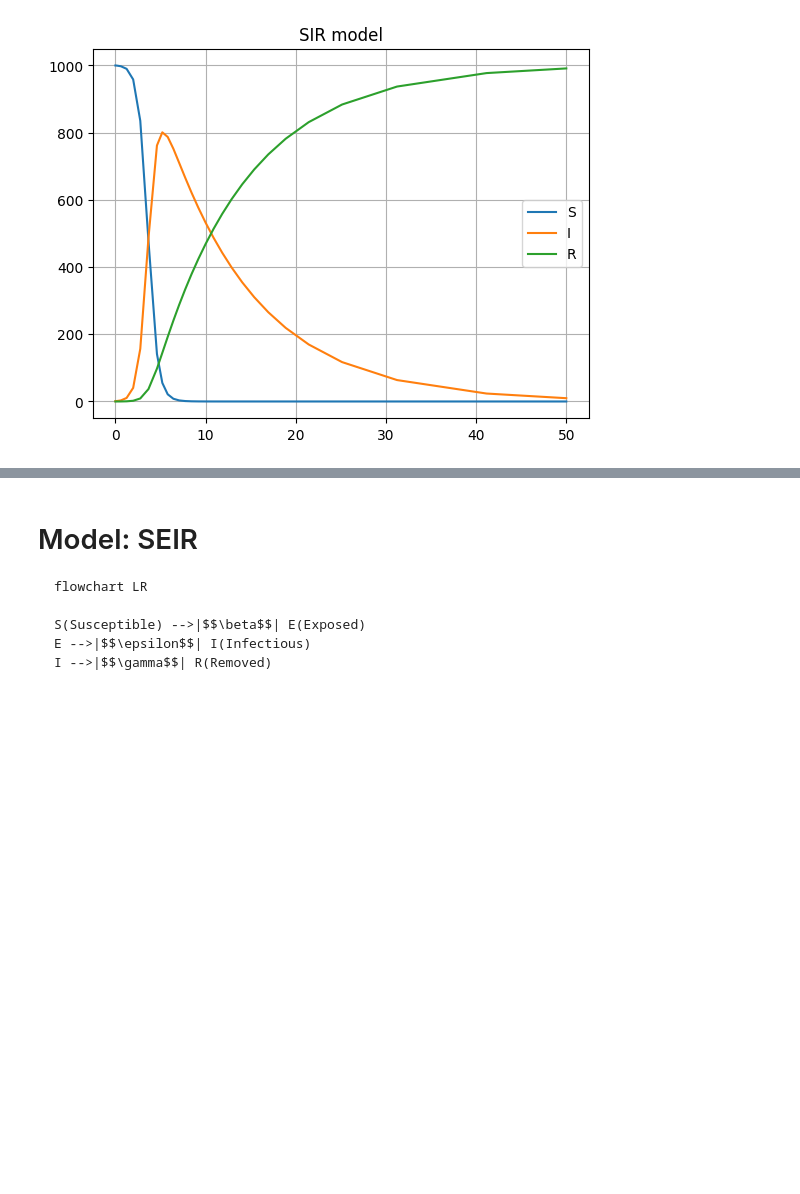
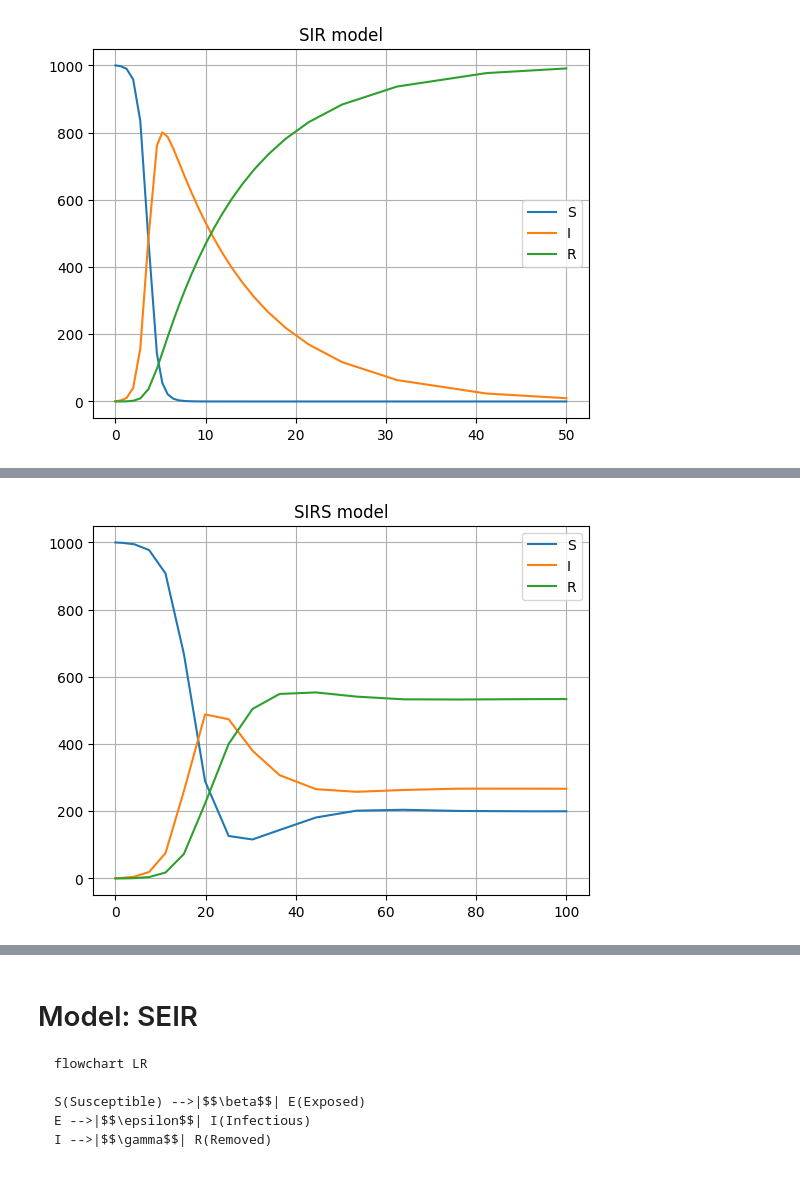
Before and after one commit to fccoelho/epimodels, a Jupyter notebook: docs/Examples/Continuous_models.ipynb, the cells around one changed output, grey strips where cells are left out. Drawn from its saved outputs; the diff is of its cells as text; code cells hidden in the pictures; blank space fills up the shorter version.

```diff
--- a/docs/Examples/Continuous_models.ipynb
+++ b/docs/Examples/Continuous_models.ipynb
@@ -35,0 +83,3 @@ model.plot_traces()
+# %%
+model = CM.SIRS()
+md(str(model))
@@ -35,0 +98,5 @@ model.plot_traces()
+# %%
+model([1000, 1, 0], [0, 100], 1001, {'beta': 0.5, 'gamma': 0.1, 'xi': 0.05})
+model.plot_traces()
+# %% [output]
+[figure, added]
```
Also changed, not shown: parts of 21 cells of this notebook, 12 other files.
